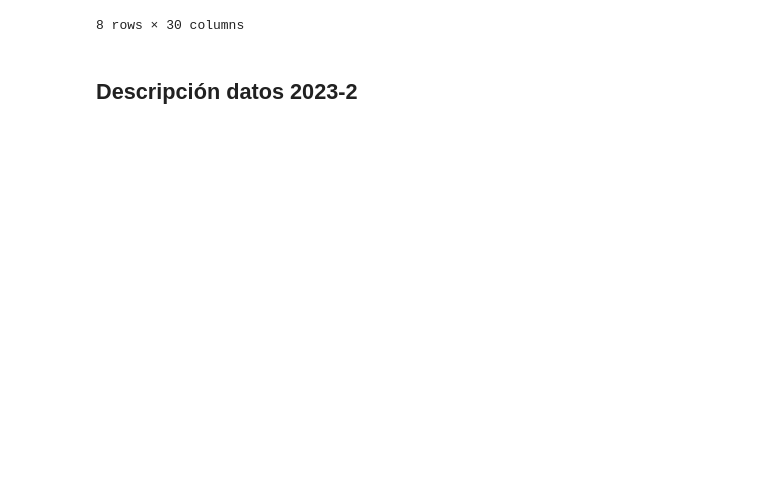
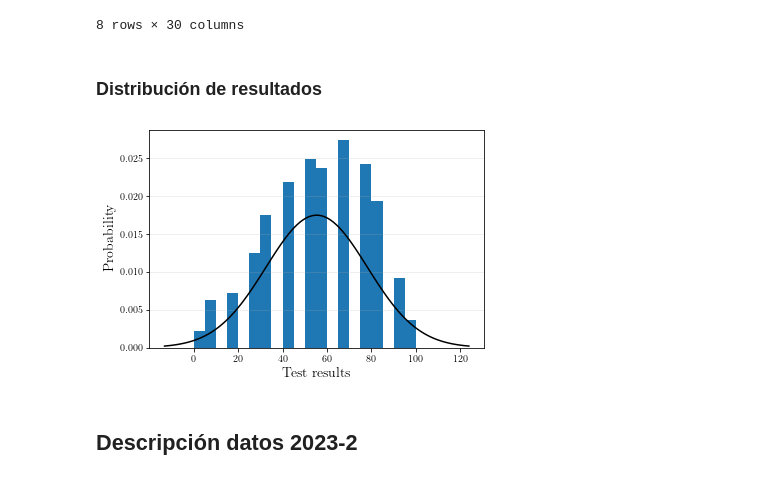
Before and after one commit to dsanmartin/OEA2202, a Jupyter notebook: analysis.ipynb, the cells around one changed output. Drawn from its saved outputs; the diff is of its cells as text; code cells hidden in the pictures; blank space fills up the shorter version.

```diff
--- a/analysis.ipynb
+++ b/analysis.ipynb
@@ -88,6 +95,21 @@ data_2023_1.describe()
 | 75% | 3300.000000 | 1.000000 | 1.000000 | 1.000000 | 1.000000 | 1.000000 | 1.000000 | 1.000000 | 1.000000 | 1.000000 | ... | ... |
 | max | 4080.000000 | 1.000000 | 1.000000 | 1.000000 | 1.000000 | 1.000000 | 1.000000 | 1.000000 | 1.000000 | 1.000000 | ... | ... |
 8 rows × 30 columns
+# %% [markdown]
+### Distribución de resultados
+# %%
+data_2023_1['Nota'].hist(grid=False, density=True, bins=20)
+mu = 55.37
+sigma = 22.82
+x = np.linspace(mu - 3*sigma, mu + 3*sigma, 100)
+plt.plot(x, stats.norm.pdf(x, mu, sigma), color='k')
+plt.xlabel(r'Test results', fontsize=14)
+plt.ylabel(r'Probability', fontsize=14)
+plt.grid(axis='y', alpha=.25)
+plt.show()
+#plt.savefig('histogram.pdf', dpi=400, bbox_inches='tight')
+# %% [output]
+[figure, added]
 # %% [markdown]
 ## Descripción datos 2023-2
 # %%
```
Also changed, not shown: parts of 4 cells of this notebook, 1 other file.
